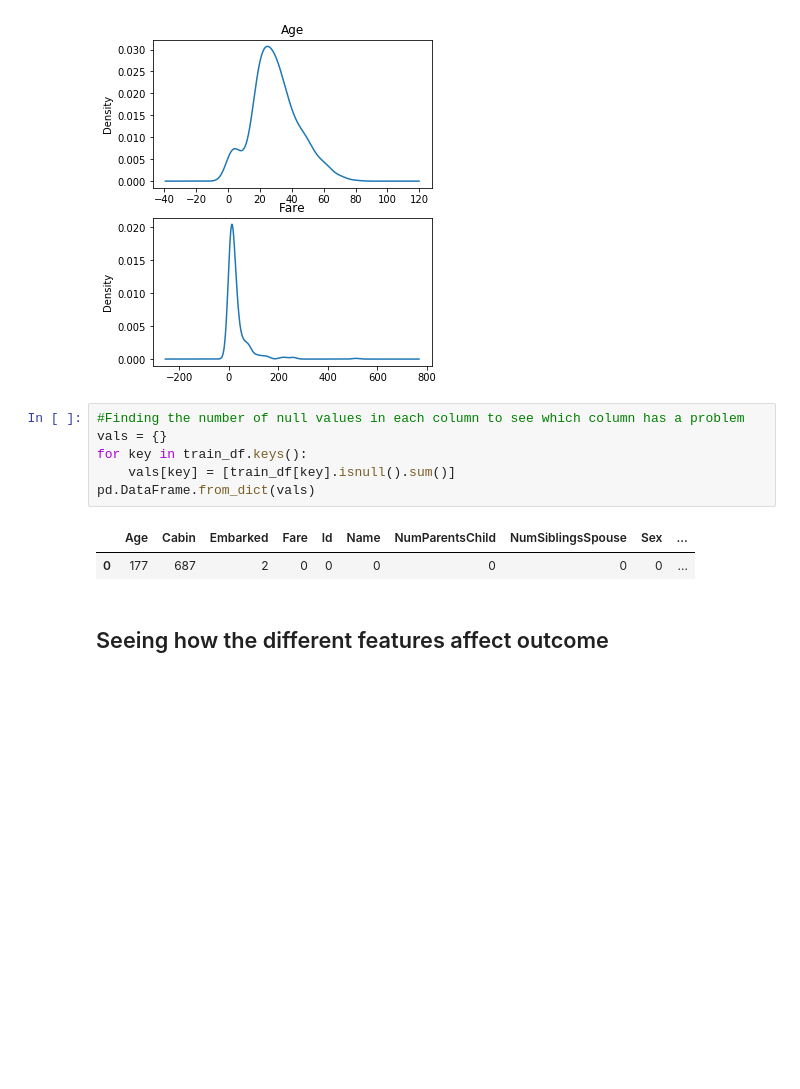
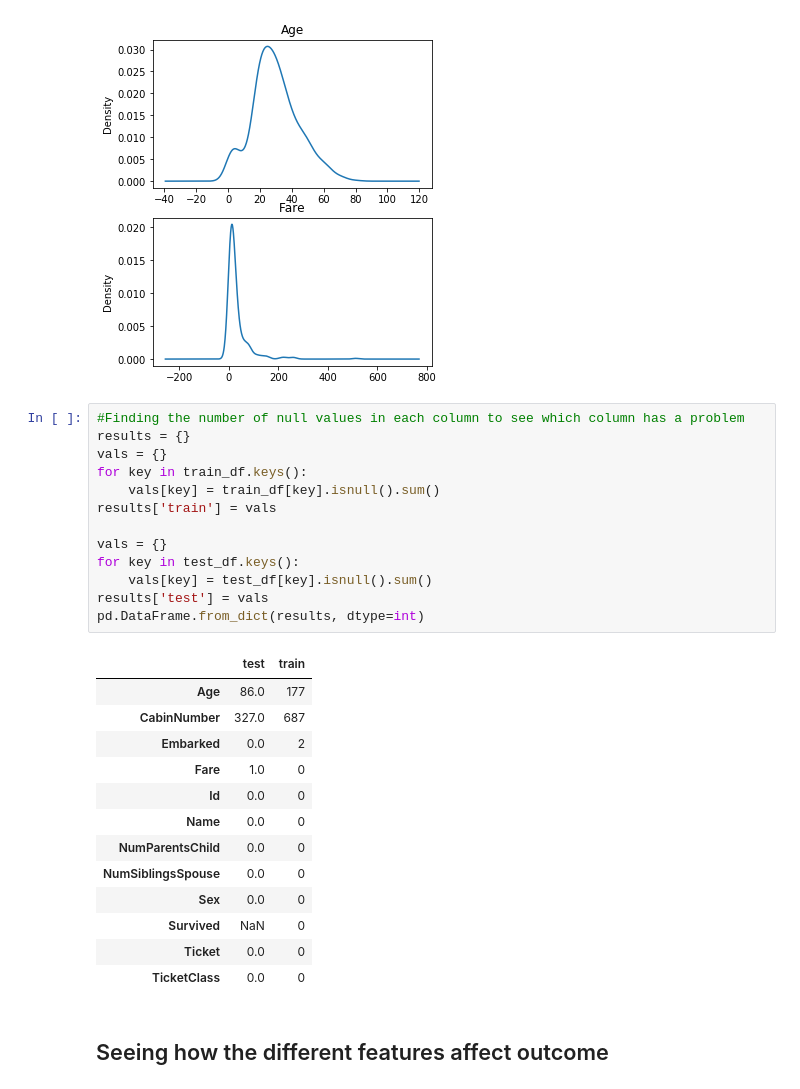
Before and after one commit to pengnam/kaggle-titanic, a Jupyter notebook: titanic.ipynb, the cells around one changed output. Drawn from its saved outputs; the diff is of its cells as text; blank space fills up the shorter version.

```diff
--- a/titanic.ipynb
+++ b/titanic.ipynb
@@ -53,13 +59,31 @@ for i, col_name in enumerate(col_list):
 [figure]
 # %%
 #Finding the number of null values in each column to see which column has a problem
+results = {}
 vals = {}
 for key in train_df.keys():
-    vals[key] = [train_df[key].isnull().sum()]
-pd.DataFrame.from_dict(vals)
+    vals[key] = train_df[key].isnull().sum()
+results['train'] = vals
+
+vals = {}
+for key in test_df.keys():
+    vals[key] = test_df[key].isnull().sum()
+results['test'] = vals
+pd.DataFrame.from_dict(results, dtype=int)
 # %% [output]
-|  | Age | Cabin | Embarked | Fare | Id | Name | NumParentsChild | NumSiblingsSpouse | Sex | ... |
-| 0 | 177 | 687 | 2 | 0 | 0 | 0 | 0 | 0 | 0 | ... |
+|  | test | train |
+| Age | 86.0 | 177 |
+| CabinNumber | 327.0 | 687 |
+| Embarked | 0.0 | 2 |
+| Fare | 1.0 | 0 |
+| Id | 0.0 | 0 |
+| Name | 0.0 | 0 |
+| NumParentsChild | 0.0 | 0 |
+| NumSiblingsSpouse | 0.0 | 0 |
+| Sex | 0.0 | 0 |
+| Survived | NaN | 0 |
+| Ticket | 0.0 | 0 |
+| TicketClass | 0.0 | 0 |
 # %% [markdown]
 ## Seeing how the different features affect outcome
 # %%
```
Also changed, not shown: parts of 11 cells of this notebook.
